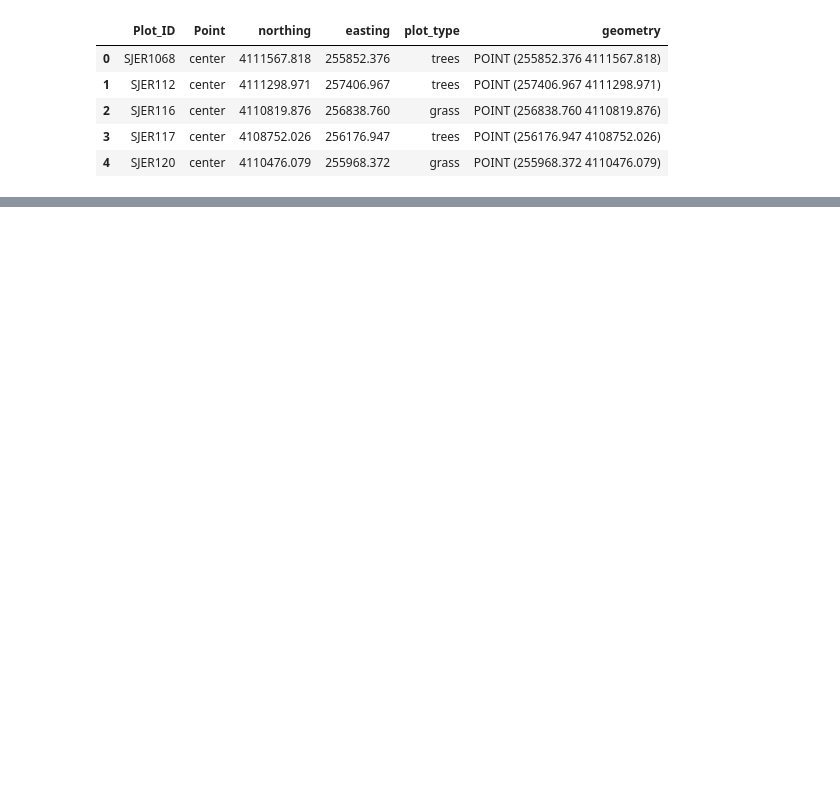
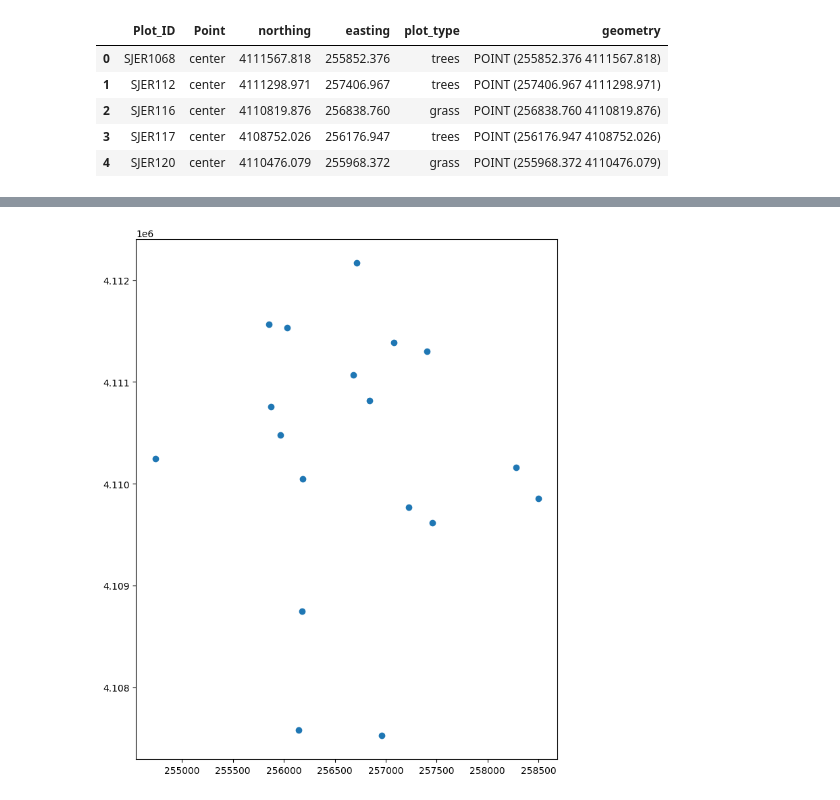
Before and after one commit to debbfest/debbfest-gisc605-lab2, a Jupyter notebook: intro_to_vector.ipynb, the cells around one changed output, grey strips where cells are left out. Drawn from its saved outputs; the diff is of its cells as text; code cells hidden in the pictures; blank space fills up the shorter version.

```diff
--- a/intro_to_vector.ipynb
+++ b/intro_to_vector.ipynb
@@ -24,0 +56,8 @@ sjer_plot_locations.head()
+# %%
+fig, ax = plt.subplots(figsize=(10,10))
+
+sjer_plot_locations.plot(ax=ax)
+
+plt.show()
+# %% [output]
+[figure, added]
```
Also changed, not shown: parts of 11 cells of this notebook.
